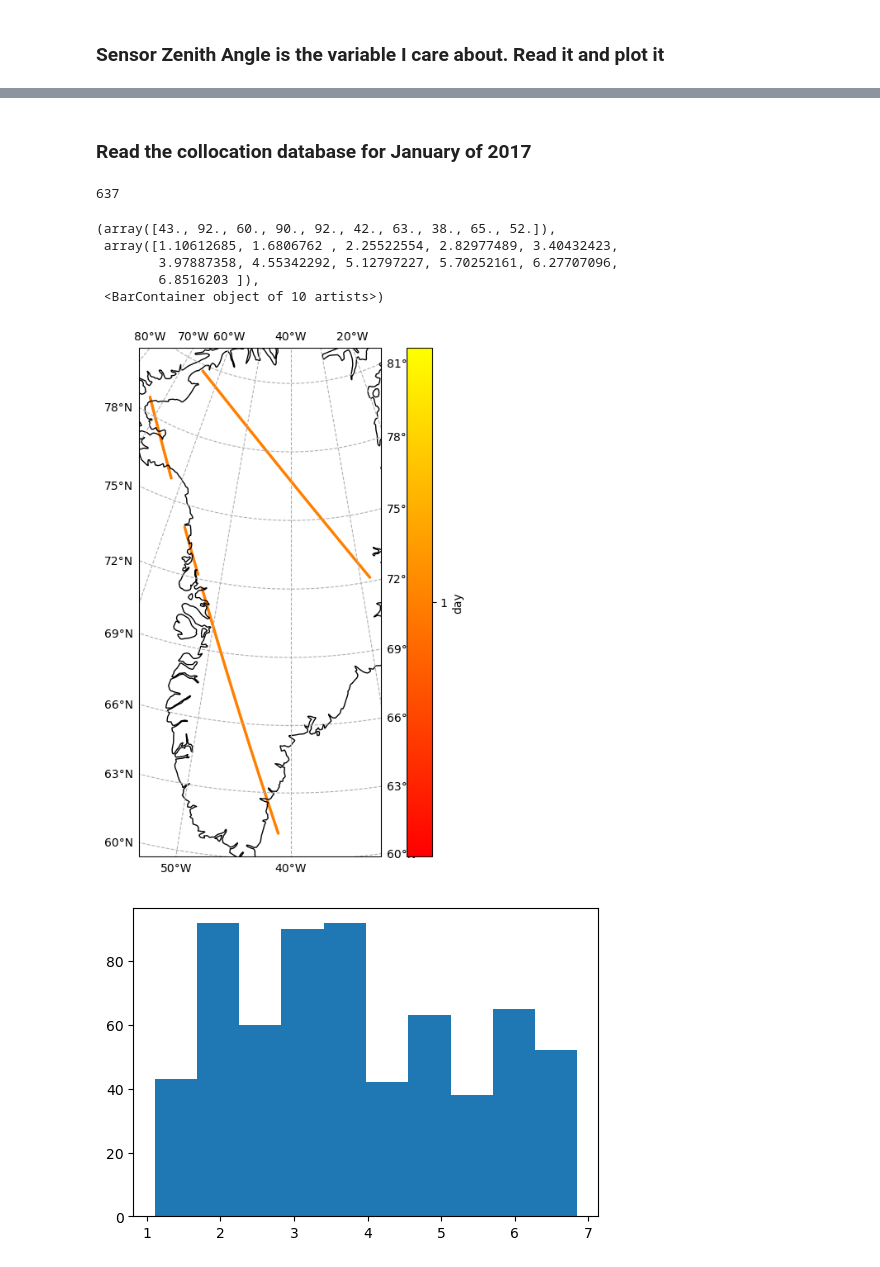
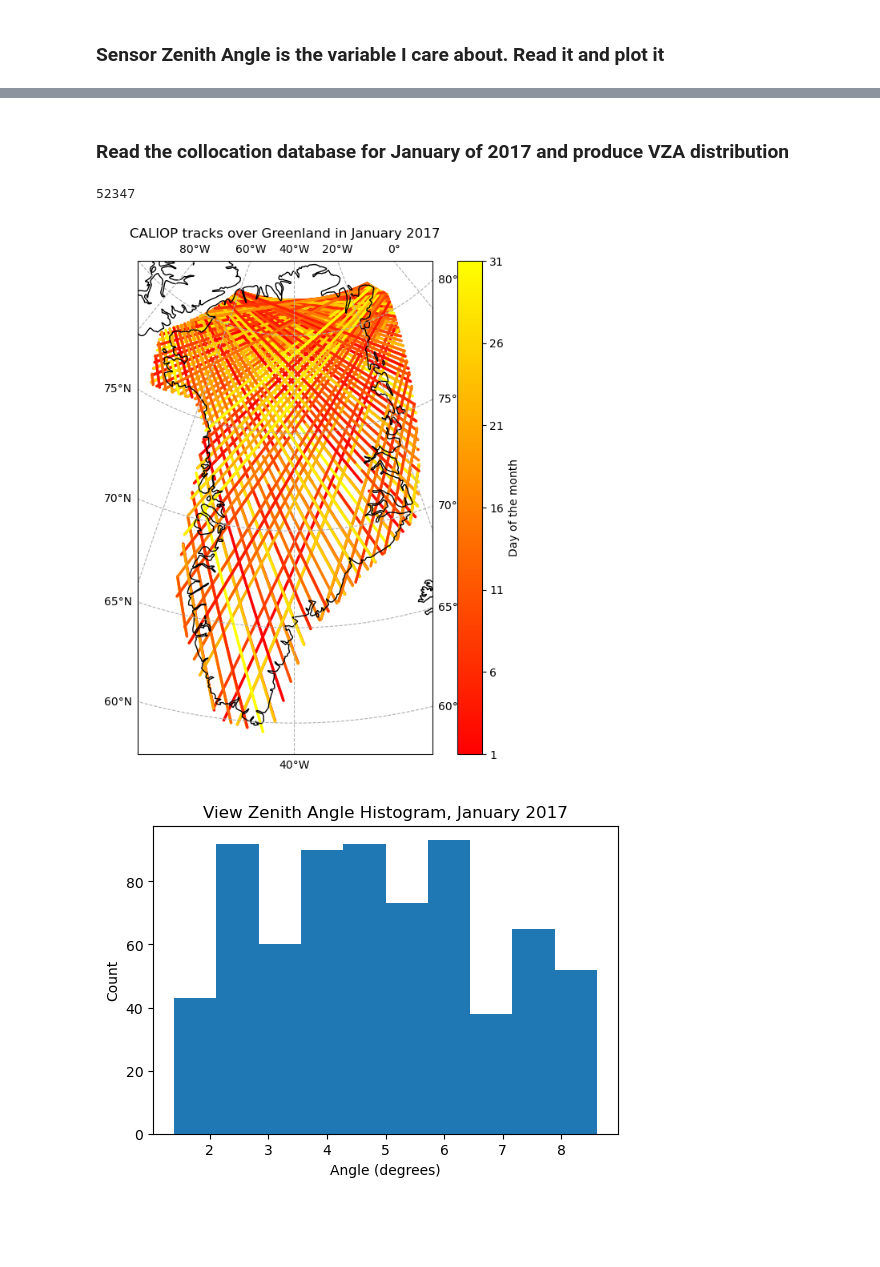
Before and after one commit to Kwartzl8/LIDAR-Cloud-Phase-Detection, a Jupyter notebook: testing_ground.ipynb, the cells around one changed output, grey strips where cells are left out. Saved outputs shown, nothing was run; the diff lists cells and outputs as text; code cells hidden in the pictures; blank space fills up the shorter version.

Commit message:
finished the zenith view angle stats display code, built the collocation merging function, created feature set reading functions for CALIOP and MODIS and made a downsampling function for 1km products

```diff
--- a/testing_ground.ipynb
+++ b/testing_ground.ipynb
@@ -523,5 +533,5 @@ fig.colorbar(pos)
 # %% [markdown]
-### Read the collocation database for January of 2017
+### Read the collocation database for January of 2017 and produce VZA distribution
 # %%
 from pyhdf.HDF import *
 from pyhdf.SD import *
@@ -530,80 +540,74 @@ import os
 import pandas as pd
 import cartopy.crs as ccrs
 import numpy as np
-import datetime
 import tqdm
 import matplotlib.pyplot as plt
-from matplotlib.colors import to_hex
+import glob
 
+# path_to_2017_collocation_database = \
+#     "/Users/alexandrudobra/University/MPhys/Project/MPhys_repo/LIDAR-Cloud-Phase-Detection/collocation_database/2017/01"
 path_to_2017_collocation_database = \
-    "/Users/alexandrudobra/University/MPhys/Project/MPhys_repo/LIDAR-Cloud-Phase-Detection/collocation_database/2017/01"
+    "/Users/alexandrudobra/University/MPhys/Project/collocation_testing/JASMIN_tests/hospital01/collocation_testing/collocation_database"
 path_to_MODIS_folder = "./test_data/MODIS/2017/01/01/"
 
 def get_sensor_zenith_angle(folder, collocation):
     modis_files = collocation.MODIS_file.unique()
     readers = {}
     search_strings = {}
-    pixel_angles = np.zeros(len(collocation.index))
-    file_found = True
+    pixel_angles = np.full(len(collocation.index), -1)
 
     for modis_file in modis_files:
-        search_strings[modis_file] = modis_file[9:22]
-        myd06_file = ""
-        for filename in os.listdir(folder):
-            if search_strings[modis_file] in filename:
-                myd06_file = os.path.basename(filename)
-                file_found = True
-                break
-            else:
-                file_found = False
+        search_strings[modis_file] = "*" + modis_file[9:22] + "*"
 
-        if not file_found:
+        myd06_file = glob.glob(search_strings[modis_file], root_dir=folder)
+
+        if myd06_file == []:
             continue
 
-        readers[modis_file] = SD(os.path.join(folder, myd06_file))
-        pixel_angles += np.where(collocation.MODIS_file == modis_file,\
-                            np.array(readers[modis_file].select("Sensor_Zenith").get()).flatten()[collocation.modis_idx], 0)
+        readers[modis_file] = SD(os.path.join(folder, myd06_file[0]))
+        view_zenith_angle = np.array(readers[modis_file].select("Sensor_Zenith").get()).flatten()
+        pixel_angles[collocation.MODIS_file == modis_file] = view_zenith_angle[collocation[collocation.MODIS_file == modis_file].modis_idx]
 
     return pixel_angles
 
 
-collocation_csv_filelist = os.listdir(path_to_2017_collocation_database)
+collocation_csv_filelist = glob.glob("*.csv", root_dir=path_to_2017_collocation_database)
 
 total_collocated_pixels = 0
 
 ccrs_projection = ccrs.Orthographic(central_longitude=-40, central_latitude=75)
 fig, ax = plt.subplots(figsize=(8,8), subplot_kw={'projection': ccrs_projection})
 ax.coastlines(resolution='50m', color='black', linewidth=1)
 ax.gridlines(crs=ccrs.PlateCarree(), draw_labels=True, linestyle="dashed")
 
-longs, lats = np.empty((1,)), np.empty((1,))
-days = np.empty((1,))
-pixel_angles = np.zeros((1,))
+longs, lats = np.empty((0,)), np.empty((0,))
+days = np.empty((0,))
+pixel_angles = np.zeros((0,))
 
 for file_index, file in tqdm.tqdm(enumerate(collocation_csv_filelist)):
     collocation = pd.read_csv(os.path.join(path_to_2017_collocation_database, file))
     total_collocated_pixels += len(collocation.index)
 
     pixel_angles = np.concatenate([pixel_angles, (get_sensor_zenith_angle(path_to_MODIS_folder, collocation))])
 
     days = np.concatenate((days,[date.day for date in pd.to_datetime(collocation.time)]))
     longs = np.concatenate((longs, collocation.long))
     lats = np.concatenate((lats, collocation.lat))
 
-pos = ax.scatter(longs[1:], lats[1:], c=days[1:], s=2, transform=ccrs.PlateCarree(), cmap="autumn")
-fig.colorbar(pos, label="day", ticks=range(1, 32, 5))
+pos = ax.scatter(longs, lats, c=days, s=2, transform=ccrs.PlateCarree(), cmap="autumn")
+fig.colorbar(pos, ticks=range(1, 32, 5), label="Day of the month")
+ax.set_title("CALIOP tracks over Greenland in January 2017")
 
 print(total_collocated_pixels)
 
-pixel_angles = pixel_angles[1:] / 3600 * 90 / np.pi
+pixel_angles = pixel_angles[pixel_angles != -1] / 100
 fig, ax = plt.subplots(figsize=(6,4))
 ax.hist(pixel_angles)
+ax.set_title("View Zenith Angle Histogram, January 2017")
+ax.set_xlabel("Angle (degrees)")
+ax.set_ylabel("Count")
+fig.savefig("view_zenith_angle_histogram_2017_01.png", dpi=200)
 # %% [output]
-637
+52347
-(array([43., 92., 60., 90., 92., 42., 63., 38., 65., 52.]),
- array([1.10612685, 1.6806762 , 2.25522554, 2.82977489, 3.40432423,
-        3.97887358, 4.55342292, 5.12797227, 5.70252161, 6.27707096,
-        6.8516203 ]),
- <BarContainer object of 10 artists>)
-[figure, old version]
+[figure, new version]
-[figure, old version]
+[figure, new version]
```
Also changed, not shown: parts of 23 cells of this notebook.
